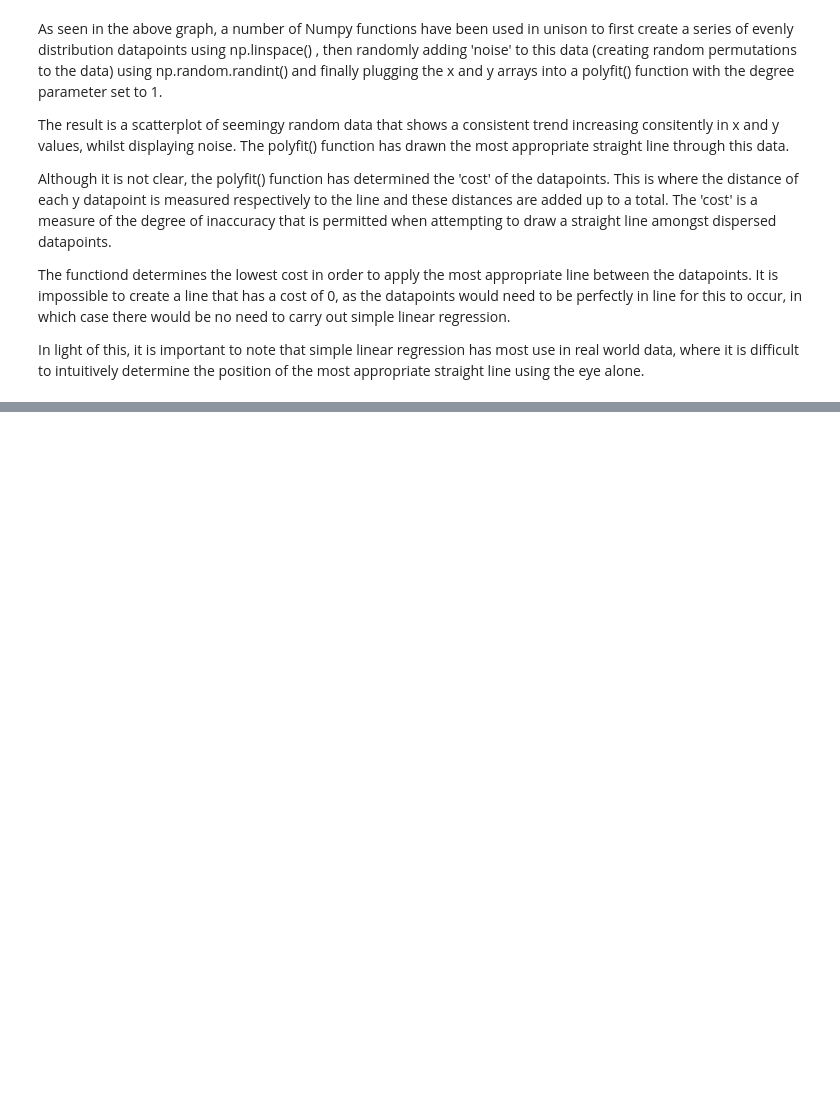
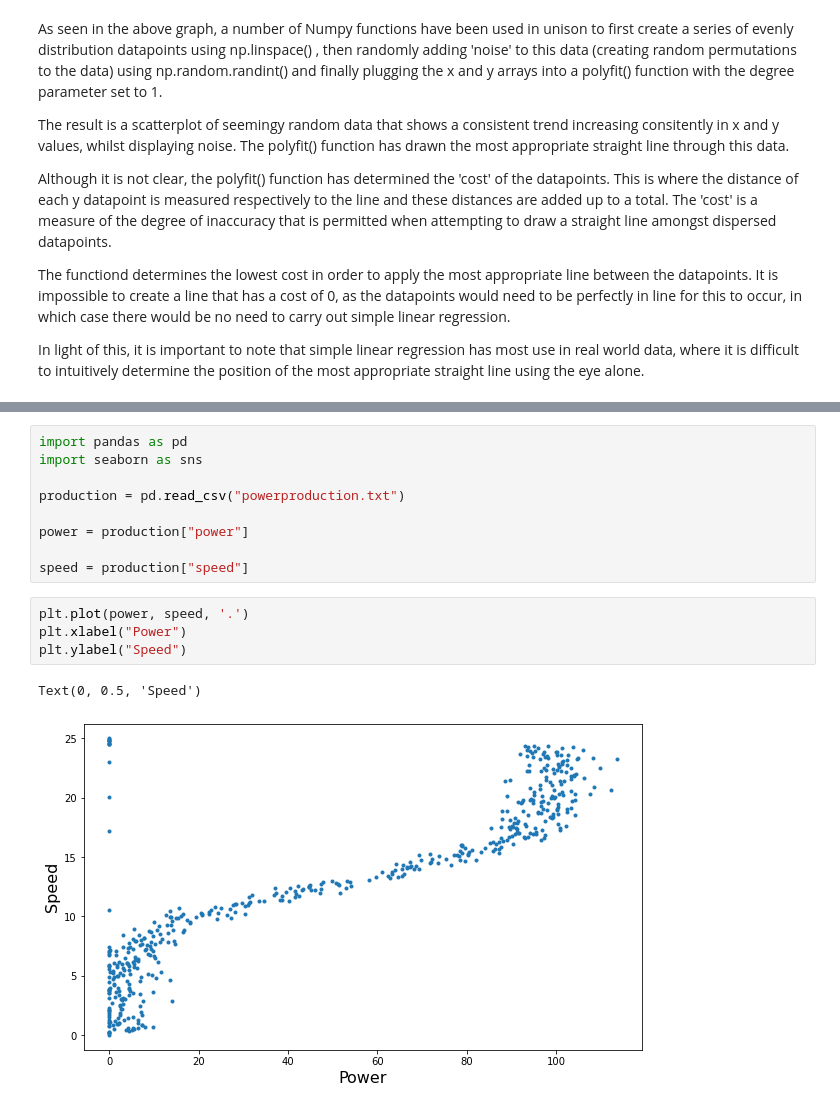
Before and after one commit to PJFinnerty/Project-2020-52446, a Jupyter notebook: Project-2020-PeterFinnerty.ipynb, the cells around one changed output, grey strips where cells are left out. Drawn from its saved outputs; the diff is of its cells as text; blank space fills up the shorter version.

```diff
--- a/Project-2020-PeterFinnerty.ipynb
+++ b/Project-2020-PeterFinnerty.ipynb
@@ -146,0 +196,16 @@ Similarly, **Non-linear models can be manipulated to reflect a near-straight lin
+# %%
+import pandas as pd
+import seaborn as sns
+
+production = pd.read_csv("powerproduction.txt")
+
+power = production["power"]
+
+speed = production["speed"]
+# %%
+plt.plot(power, speed, '.')
+plt.xlabel("Power")
+plt.ylabel("Speed")
+# %% [output]
+Text(0, 0.5, 'Speed')
+[figure, added]
```
Also changed, not shown: parts of 6 cells of this notebook, 2 other files.
